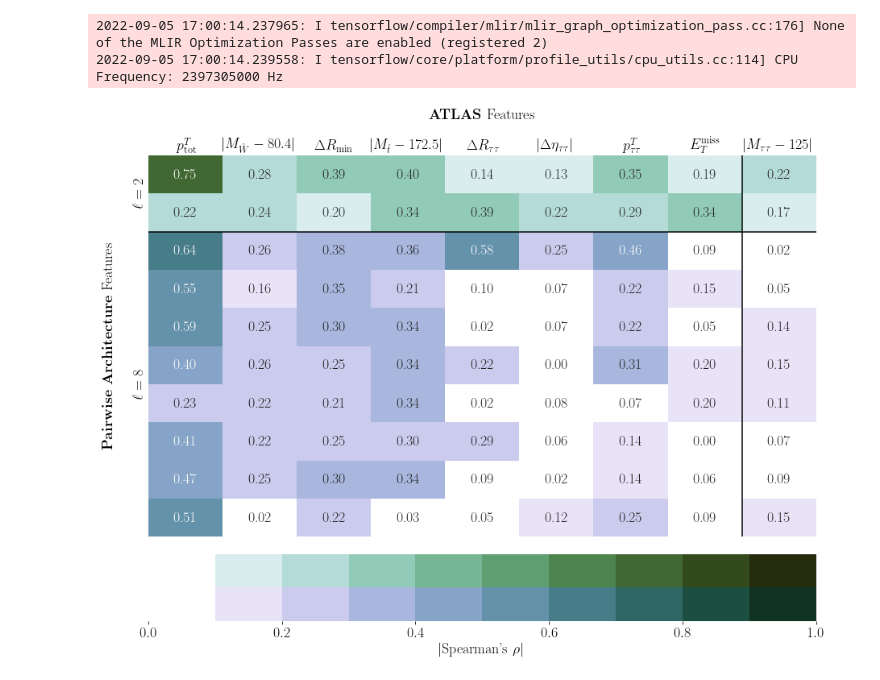
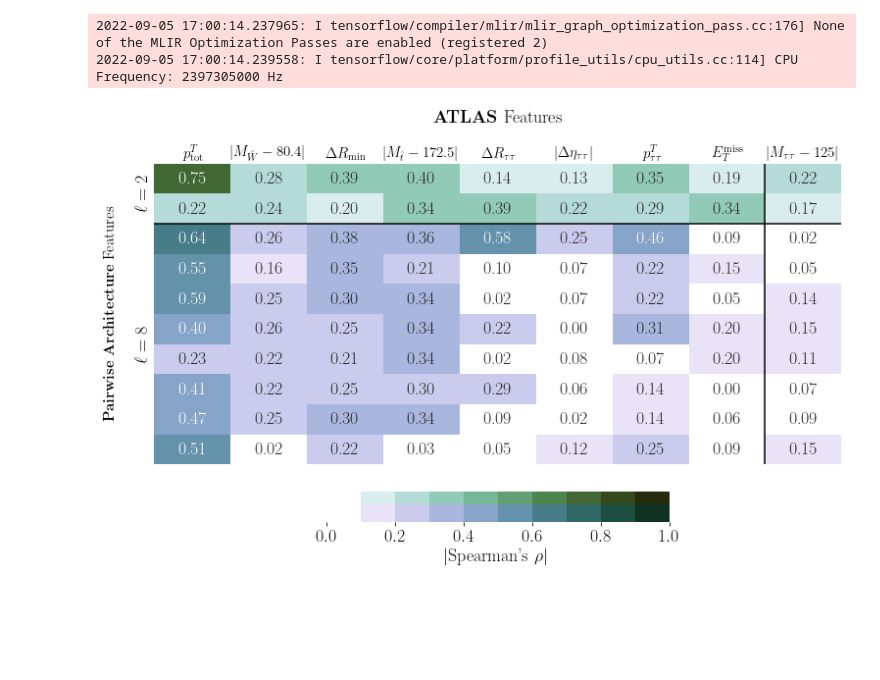
Before and after one commit to DelonShen/classifying-collider-events-with-point-clouds, a Jupyter notebook: paper_code/spearman_rank_analysis.ipynb, the cells around one changed output. Saved outputs shown, nothing was run; the diff lists cells and outputs as text; code cells hidden in the pictures; blank space fills up the shorter version.

Commit message:
changed formatting of spearman a little, did M_tautau analysis, copied xgboost hyperopt code from old repo

```diff
--- a/paper_code/spearman_rank_analysis.ipynb
+++ b/paper_code/spearman_rank_analysis.ipynb
@@ -127,43 +133,43 @@ cmapl2 = sns.cubehelix_palette(start=14/10, light=1, n_colors=10)
 cmapl8 = sns.cubehelix_palette(start=20/10, light=1, n_colors=10)
 
 cmap =sns.cubehelix_palette(start=26/10, light=.97, n_colors=10)
-plt.figure(figsize=(13,10))
+plt.figure(figsize=(11,7))
 ax = sns.heatmap(np.concatenate([l2_corr, l8_corr]), annot=True, fmt=".2f",  linewidths=.5, cmap=cmap,  cbar=0,
-                 vmin=0, vmax=1, cbar_kws={'label': r"$\big|$Spearman's $\rho\big|$", "orientation": "horizontal", 'pad':0.03})
+                 vmin=0, vmax=1, cbar_kws={'label': r"$\big|$Spearman's $\rho\big|$", "orientation": "horizontal", 'pad':0.03, 'shrink':0.5})
 ax.hlines([2], *ax.get_xlim(), colors=["black"])
 
 ax.vlines([8], *ax.get_ylim(), colors=["black"])
 ax.xaxis.tick_top()
 ax.tick_params(axis=u'both', which=u'both',length=0)
 
 l2_mask = np.array([[i>=2 for j in range(9)] for i in range(10)])
 sns.heatmap(np.concatenate([l2_corr, l8_corr]), mask=l2_mask, cmap=cmapl2, cbar=True, ax=ax, vmin=0, vmax=1,
-           cbar_kws={"orientation": "horizontal", 'pad':-0.233, 'ticks':[]})
+           cbar_kws={"orientation": "horizontal", 'pad':-0.1888, 'ticks':[], 'shrink':0.5})
 
 l8_mask = np.array([[i<2 for j in range(9)] for i in range(10)])
 sns.heatmap(np.concatenate([l2_corr, l8_corr]), mask=l8_mask, cmap=cmapl8, cbar=True, ax=ax, vmin=0, vmax=1,
-           cbar_kws={'label': r"$\big|$Spearman's $\rho\big|$", "orientation": "horizontal", 'pad':0.1})
+           cbar_kws={'label': r"$\big|$Spearman's $\rho\big|$", "orientation": "horizontal", 'pad':0.1, 'shrink':0.5})
 
 
 ax.tick_params(axis=u'x', which=u'both',labelrotation=0)
 atlas_labels=[r'$p^T_{\rm tot}$',
               r'$|M_{\hat W}-80.4|$',
               r'$\Delta R_{\rm min}$',
               r'$|M_{\hat t}-172.5|$',
               r'$\Delta R_{\tau\tau}$',
               r'$|\Delta \eta_{\tau\tau}|$',
               r'$p^T_{\tau\tau}$',
               r'$E_T^{\rm miss}$',
               r'$|M_{\tau\tau}-125|$',
              ]
-ax.set_xticks(np.arange(9)+0.5, labels=atlas_labels)
+ax.set_xticks(np.arange(9)+0.5, labels=atlas_labels, fontsize=15)
 plt.xlabel(r'\textbf{ATLAS} Features'+'\n')
 ax.xaxis.set_label_position('top')
 
 ax.set_yticks([1,6], labels=[ r'$\ell=2$',  r'$\ell=8$'])
 
-plt.ylabel(r'\textbf{Pairwise Architecture} Features'+'\n')
+plt.ylabel(r'\textbf{Pairwise Architecture} Features'+'\n', fontsize=15)
 
 plt.savefig('figures/spearman_correlations.pdf', bbox_inches='tight')
 # %% [output]
-[figure, old version]
+[figure, new version]
```
Also changed, not shown: parts of 1 cell of this notebook, 5 other files.
